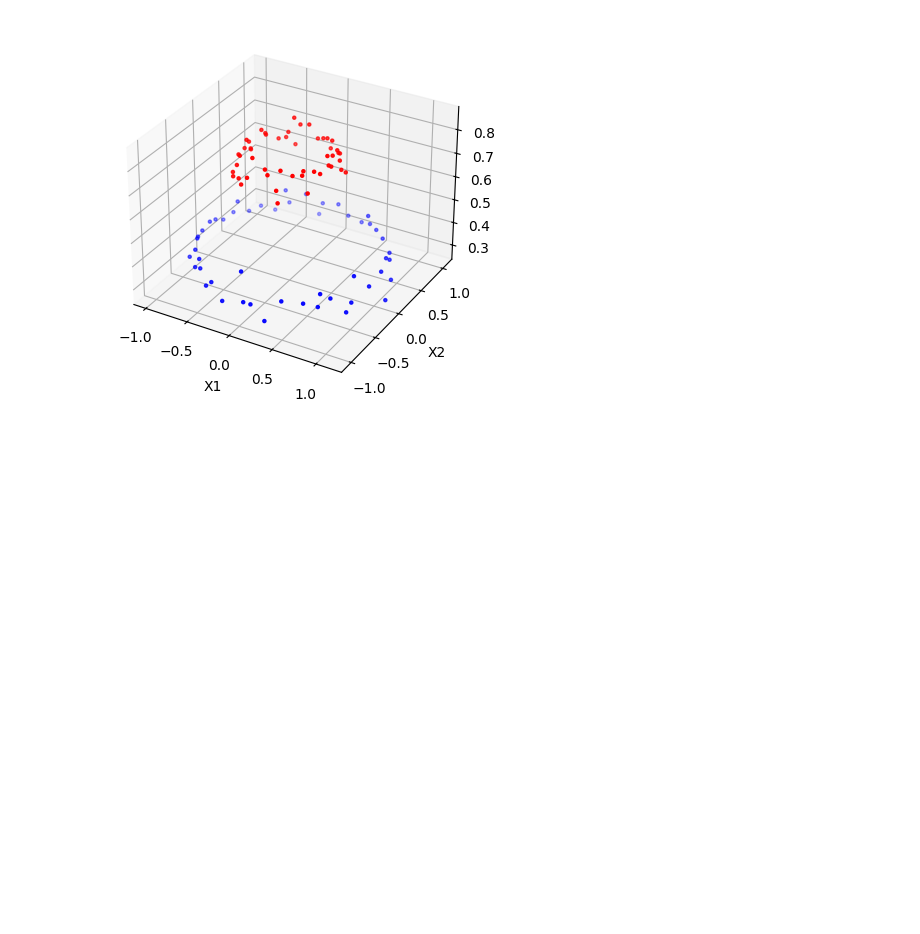
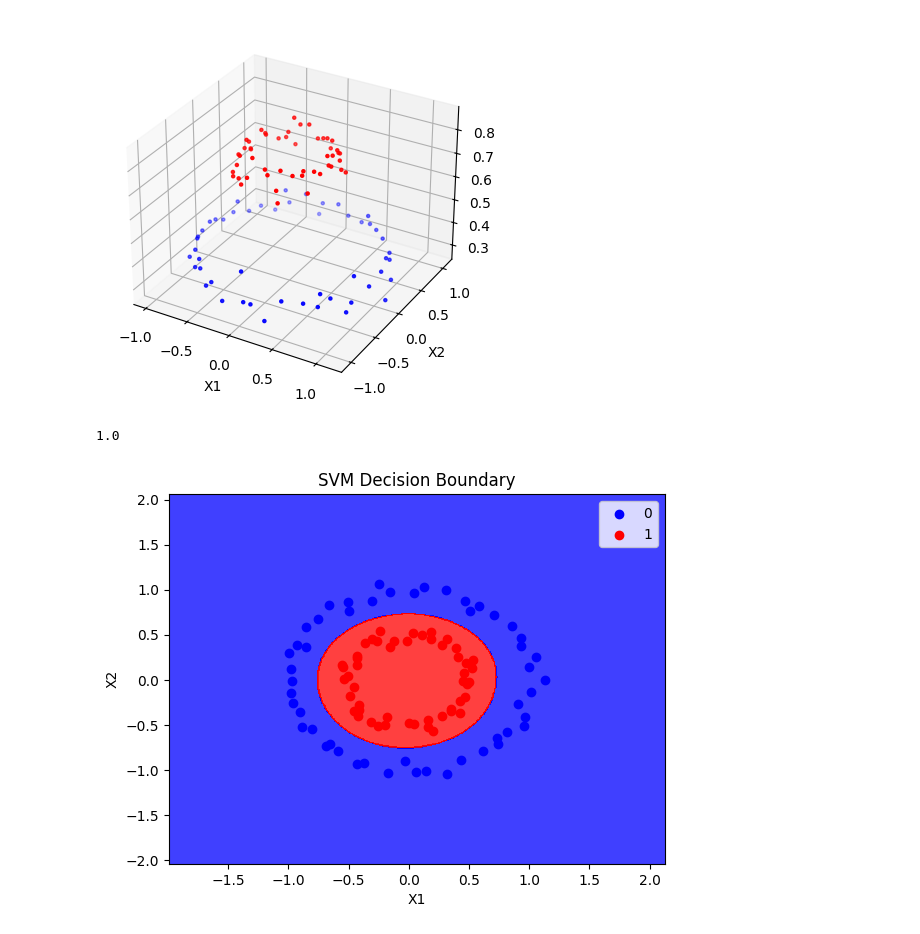
Before and after one commit to blackwithwhitegreen/ML-files, a Jupyter notebook: SVM.ipynb, the cells around one changed output. Drawn from its saved outputs; the diff is of its cells as text; code cells hidden in the pictures; blank space fills up the shorter version.

```diff
--- a/SVM.ipynb
+++ b/SVM.ipynb
@@ -82,3 +82,15 @@ plot_3d_plot(X,y)
 # %% [output]
 <Axes3D: xlabel='X1', ylabel='X2', zlabel='y'>
 [figure]
+# %%
+rbf_classifier = SVC(kernel='rbf')
+rbf_classifier.fit(X_train,y_train)
+y_pred = rbf_classifier.predict(X_test)
+# %%
+accuracy_score(y_test,y_pred)
+# %% [output]
+1.0
+# %%
+plot_decision_boundary(X,y,rbf_classifier)
+# %% [output]
+[figure, added]
```
